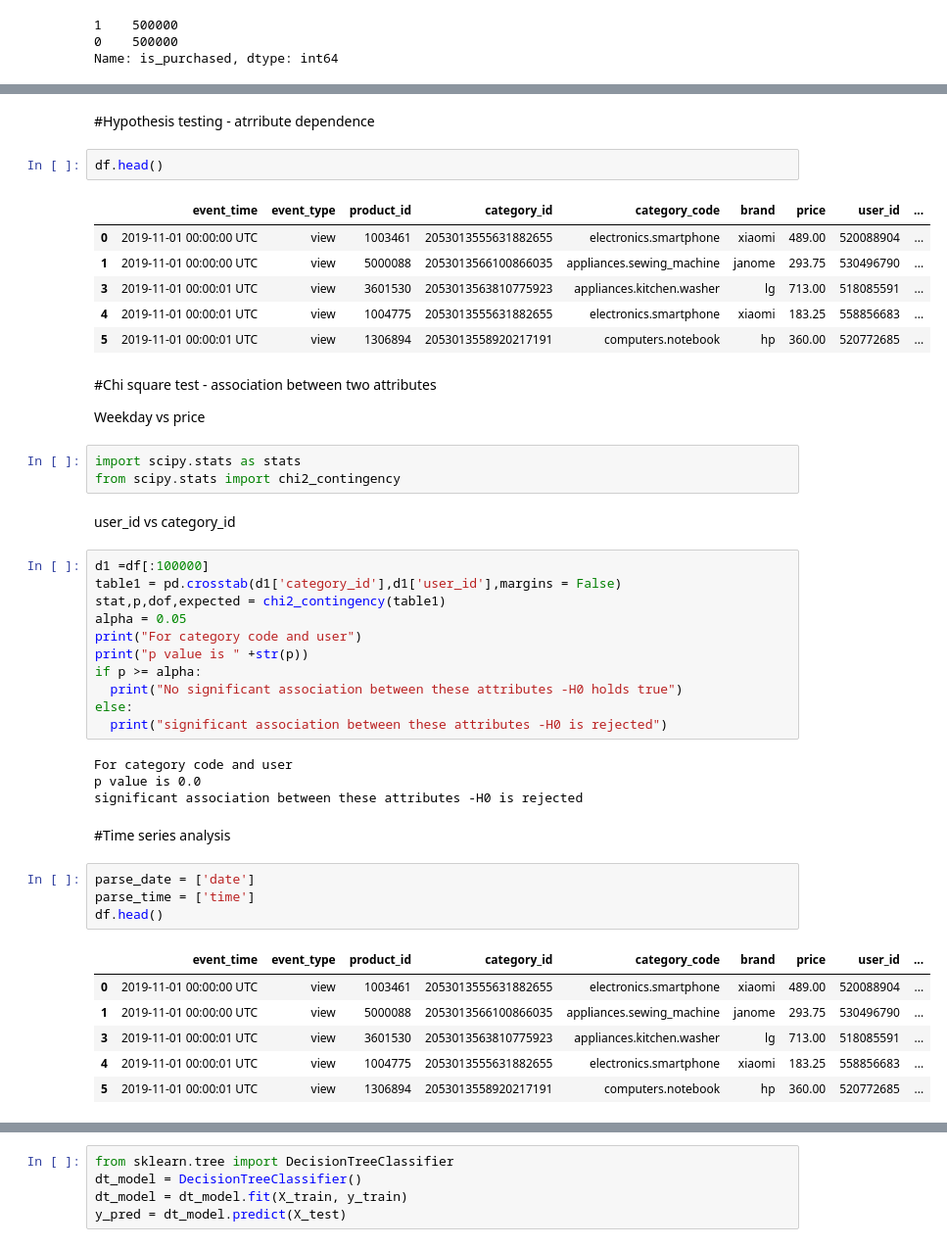
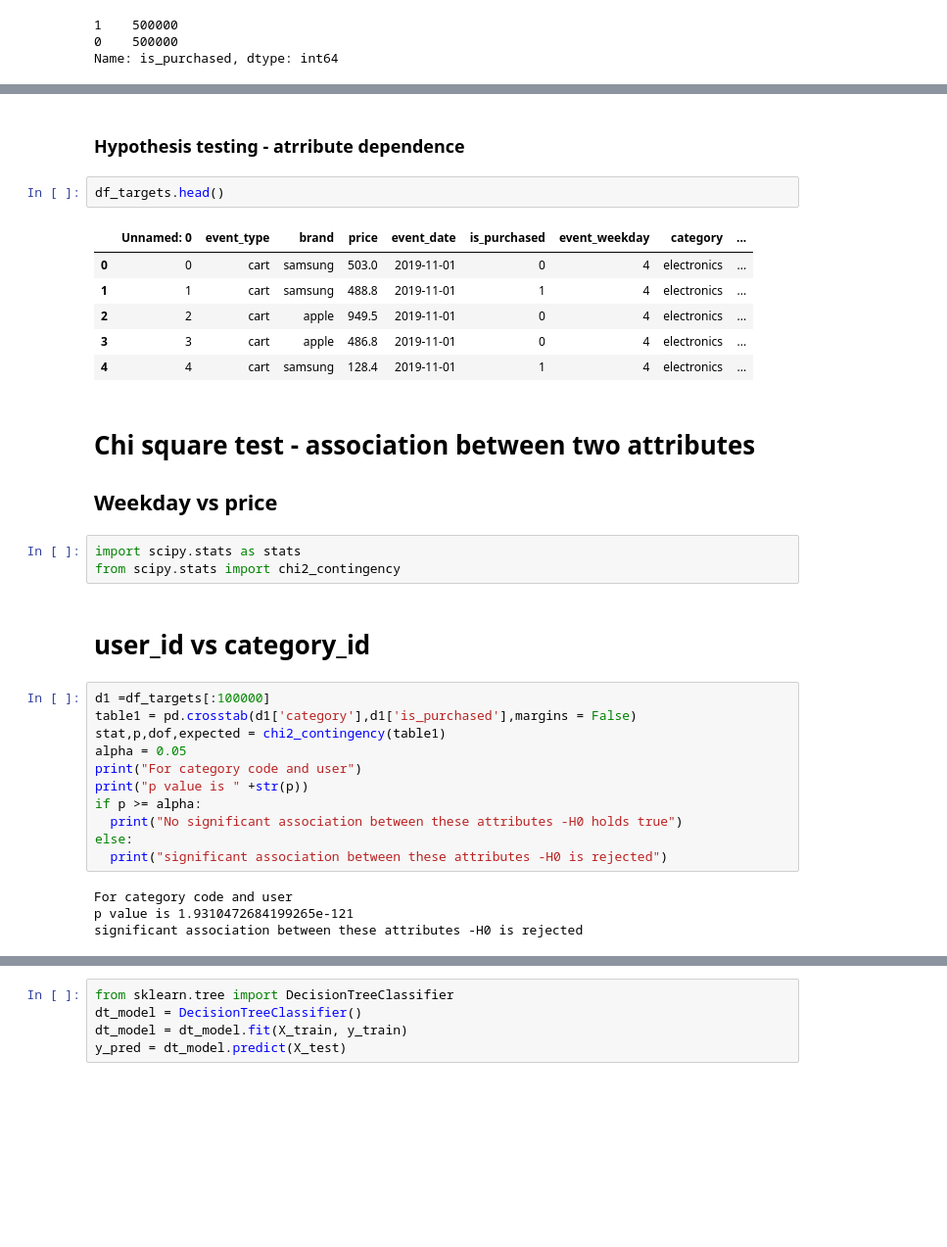
Before and after one commit to peterthepage/E_Commerce_Analysis, a Jupyter notebook: ecommerce-MLM.ipynb, the cells around one changed output, grey strips where cells are left out. Shown at 98% size. Cells and saved outputs as stored; diff of their text form; blank space fills up the shorter version.

Commit message:
adding updated MLM notebook

```diff
--- a/ecommerce-MLM.ipynb
+++ b/ecommerce-MLM.ipynb
@@ -620,28 +654,28 @@ Data columns (total 6 columns):
 dtypes: float64(1), int32(3), int64(2)
 memory usage: 42.0 MB
 # %% [markdown]
-#Hypothesis testing - atrribute dependence
+### Hypothesis testing - atrribute dependence
 # %%
-df.head()
+df_targets.head()
 # %% [output]
-|  | event_time | event_type | product_id | category_id | category_code | brand | price | user_id | ... |
-| 0 | 2019-11-01 00:00:00 UTC | view | 1003461 | 2053013555631882655 | electronics.smartphone | xiaomi | 489.00 | 520088904 | ... |
-| 1 | 2019-11-01 00:00:00 UTC | view | 5000088 | 2053013566100866035 | appliances.sewing_machine | janome | 293.75 | 530496790 | ... |
-| 3 | 2019-11-01 00:00:01 UTC | view | 3601530 | 2053013563810775923 | appliances.kitchen.washer | lg | 713.00 | 518085591 | ... |
-| 4 | 2019-11-01 00:00:01 UTC | view | 1004775 | 2053013555631882655 | electronics.smartphone | xiaomi | 183.25 | 558856683 | ... |
-| 5 | 2019-11-01 00:00:01 UTC | view | 1306894 | 2053013558920217191 | computers.notebook | hp | 360.00 | 520772685 | ... |
+|  | Unnamed: 0 | event_type | brand | price | event_date | is_purchased | event_weekday | category | ... |
+| 0 | 0 | cart | samsung | 503.0 | 2019-11-01 | 0 | 4 | electronics | ... |
+| 1 | 1 | cart | samsung | 488.8 | 2019-11-01 | 1 | 4 | electronics | ... |
+| 2 | 2 | cart | apple | 949.5 | 2019-11-01 | 0 | 4 | electronics | ... |
+| 3 | 3 | cart | apple | 486.8 | 2019-11-01 | 0 | 4 | electronics | ... |
+| 4 | 4 | cart | samsung | 128.4 | 2019-11-01 | 1 | 4 | electronics | ... |
 # %% [markdown]
-#Chi square test - association between two attributes
+# Chi square test - association between two attributes
 
-Weekday vs price
+## Weekday vs price
 # %%
 import scipy.stats as stats
 from scipy.stats import chi2_contingency
 # %% [markdown]
-user_id vs category_id
+# user_id vs category_id
 # %%
-d1 =df[:100000]
-table1 = pd.crosstab(d1['category_id'],d1['user_id'],margins = False)
+d1 =df_targets[:100000]
+table1 = pd.crosstab(d1['category'],d1['is_purchased'],margins = False)
 stat,p,dof,expected = chi2_contingency(table1)
 alpha = 0.05
 print("For category code and user")
@@ -652,18 +686,5 @@ else:
   print("significant association between these attributes -H0 is rejected")
 # %% [output]
 For category code and user
-p value is 0.0
+p value is 1.9310472684199265e-121
 significant association between these attributes -H0 is rejected
-# %% [markdown]
-#Time series analysis
-# %%
-parse_date = ['date']
-parse_time = ['time']
-df.head()
-# %% [output]
-|  | event_time | event_type | product_id | category_id | category_code | brand | price | user_id | ... |
-| 0 | 2019-11-01 00:00:00 UTC | view | 1003461 | 2053013555631882655 | electronics.smartphone | xiaomi | 489.00 | 520088904 | ... |
-| 1 | 2019-11-01 00:00:00 UTC | view | 5000088 | 2053013566100866035 | appliances.sewing_machine | janome | 293.75 | 530496790 | ... |
-| 3 | 2019-11-01 00:00:01 UTC | view | 3601530 | 2053013563810775923 | appliances.kitchen.washer | lg | 713.00 | 518085591 | ... |
-| 4 | 2019-11-01 00:00:01 UTC | view | 1004775 | 2053013555631882655 | electronics.smartphone | xiaomi | 183.25 | 558856683 | ... |
-| 5 | 2019-11-01 00:00:01 UTC | view | 1306894 | 2053013558920217191 | computers.notebook | hp | 360.00 | 520772685 | ... |
```
Also changed, not shown: parts of 72 cells of this notebook, 7 other files.
